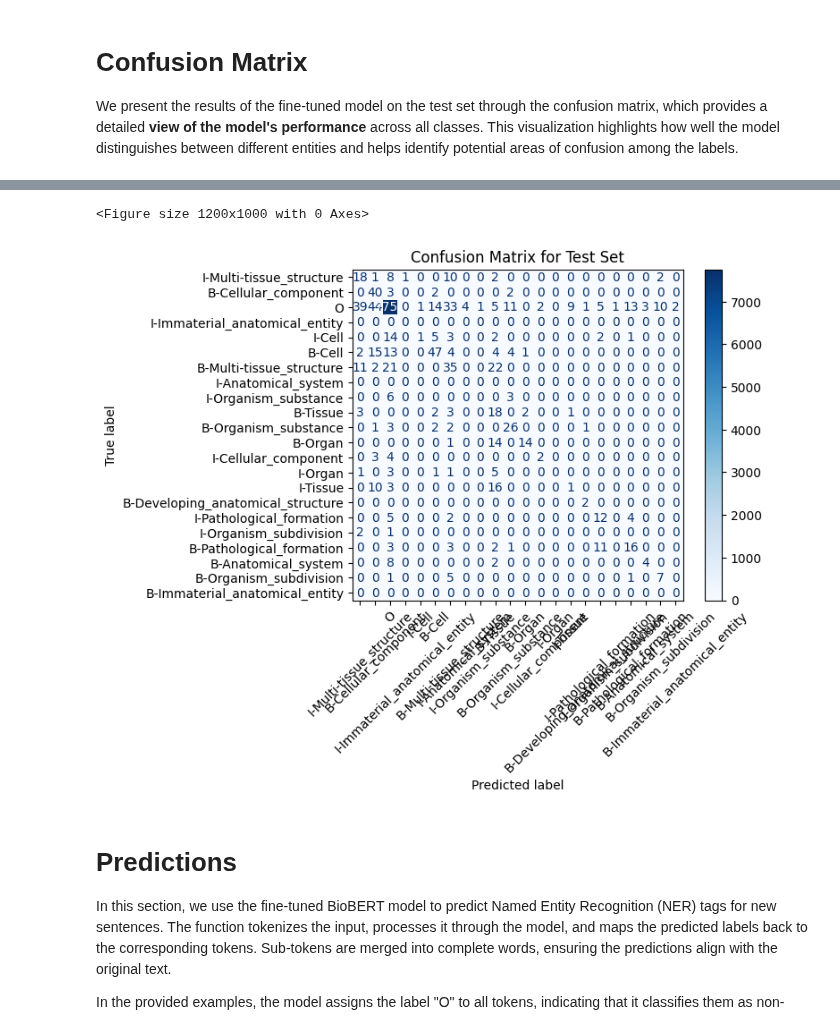
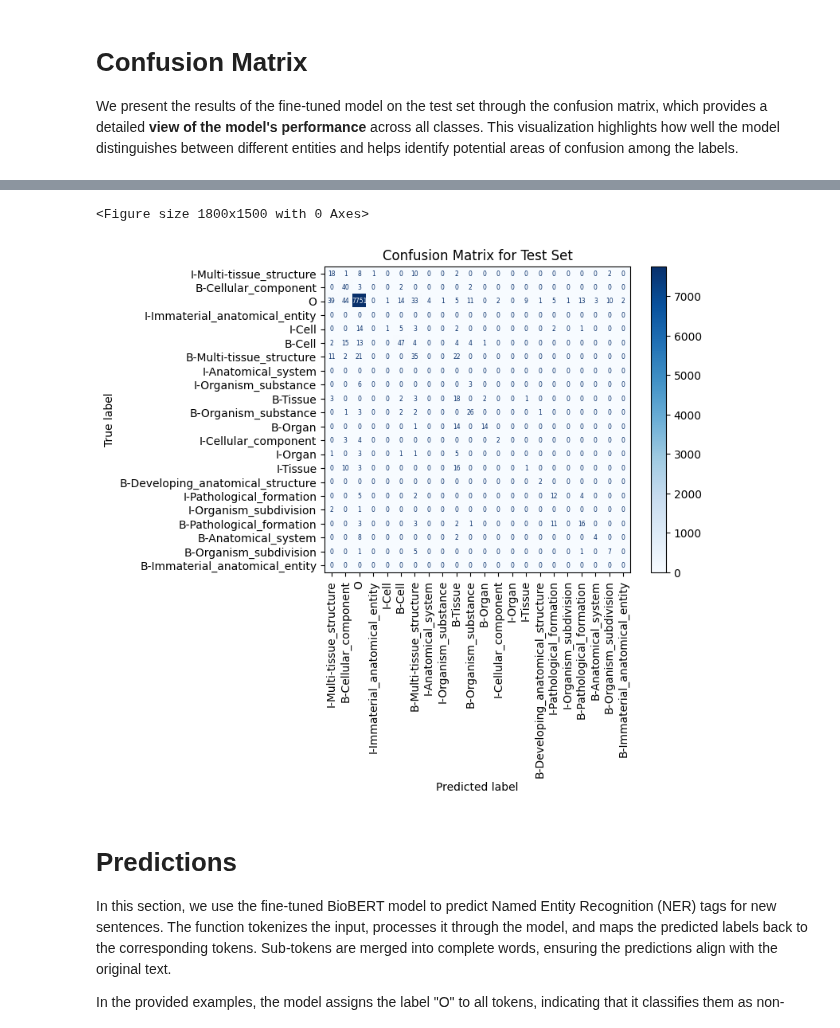
Before and after one commit to matdcp/Data-dreamers-, a Jupyter notebook: TRANSFORMER_ufficiale.ipynb, the cells around one changed output, grey strips where cells are left out. Saved outputs shown, nothing was run; the diff lists cells and outputs as text; code cells hidden in the pictures.

```diff
--- a/TRANSFORMER_ufficiale.ipynb
+++ b/TRANSFORMER_ufficiale.ipynb
@@ -636,7 +636,7 @@ Modello e tokenizer salvati nella directory: /content/drive/MyDrive/Assignment3/
 from transformers import AutoModelForTokenClassification, AutoTokenizer
 
 # Specifica il percorso del modello salvato
-save_directory = '/content/drive/MyDrive/Assignment3/fine_tuned_model'
+save_directory = '/content/drive/MyDrive/Assignment/fine_tuned_model'
 
 # Carica il modello e il tokenizer
 model = AutoModelForTokenClassification.from_pretrained(save_directory, local_files_only=True)
@@ -730,38 +730,46 @@ def get_predictions_and_labels(trainer, dataset):
     predictions = np.argmax(predictions, axis=2)
 
     # Filtra i token speciali (-100) dalle etichette
     true_labels = [
         [label for label in label_seq if label != -100]
         for label_seq in labels
     ]
     pred_labels = [
         [pred for pred, label in zip(pred_seq, label_seq) if label != -100]
         for pred_seq, label_seq in zip(predictions, labels)
     ]
 
     # Appiattire le liste per calcolare la matrice di confusione
     true_labels = [item for sublist in true_labels for item in sublist]
     pred_labels = [item for sublist in pred_labels for item in sublist]
 
     return true_labels, pred_labels
 
 # Etichette vere e predette dal test set
 true_labels, pred_labels = get_predictions_and_labels(trainer_fine_tuned, tokenized_datasets['test'])
 # Calcolare la matrice di confusione
 conf_matrix = confusion_matrix(true_labels, pred_labels, labels=list(tag2id.values()))
 
 # Mappare gli ID delle etichette ai nomi dei tag NER
 labels = [id2tag[id_] for id_ in tag2id.values()]
-# Visualizzare la matrice di confusione
-plt.figure(figsize=(12, 10))
+# Visualizzare la matrice di confusione con celle più grandi
+plt.figure(figsize=(18, 15))  # Aumentare la dimensione della figura
 disp = ConfusionMatrixDisplay(confusion_matrix=conf_matrix, display_labels=labels)
-disp.plot(cmap='Blues', xticks_rotation=45)
+disp.plot(cmap='Blues', xticks_rotation=90)
+
+# Aggiungi uno spazio per evitare sovrapposizioni
+plt.subplots_adjust(left=0.1, right=0.9, top=0.9, bottom=0.1)
+
+# Aggiungi dimensione del testo per evitare sovrapposizioni
+for text in disp.figure_.axes[0].texts:  # Usa axes[0] per accedere all'asse
+    text.set_fontsize(5.5)  # Ridurre la dimensione del font per adattare i numeri
+
 plt.title("Confusion Matrix for Test Set")
 plt.show()
 # %% [output]
 [interactive output not drawn]
-<Figure size 1200x1000 with 0 Axes>
+<Figure size 1800x1500 with 0 Axes>
-[figure, old version]
+[figure, new version]
 # %% [markdown]
 # Predictions
 In this section, we use the fine-tuned BioBERT model to predict Named Entity Recognition (NER) tags for new sentences. The function tokenizes the input, processes it through the model, and maps the predicted labels back to the corresponding tokens. Sub-tokens are merged into complete words, ensuring the predictions align with the original text.
```
Also changed, not shown: parts of 5 cells of this notebook.
